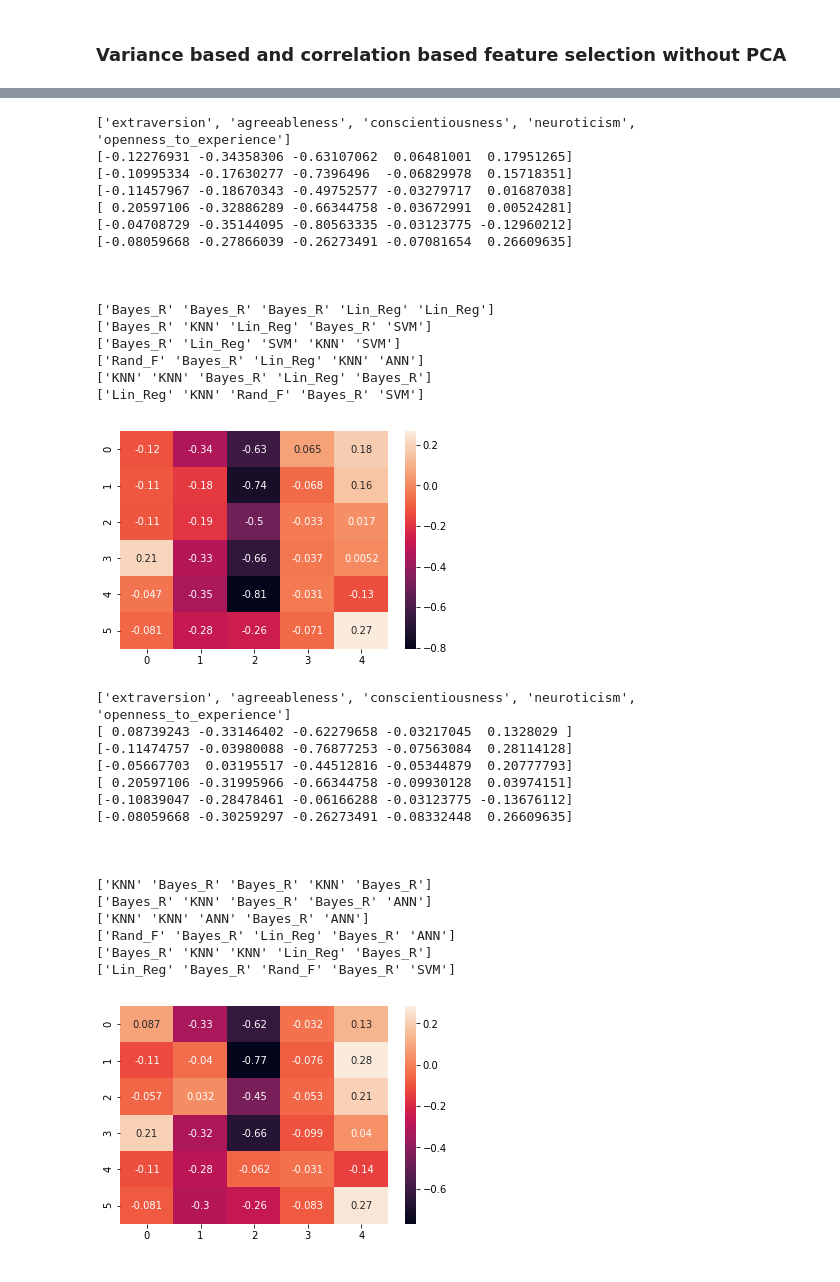
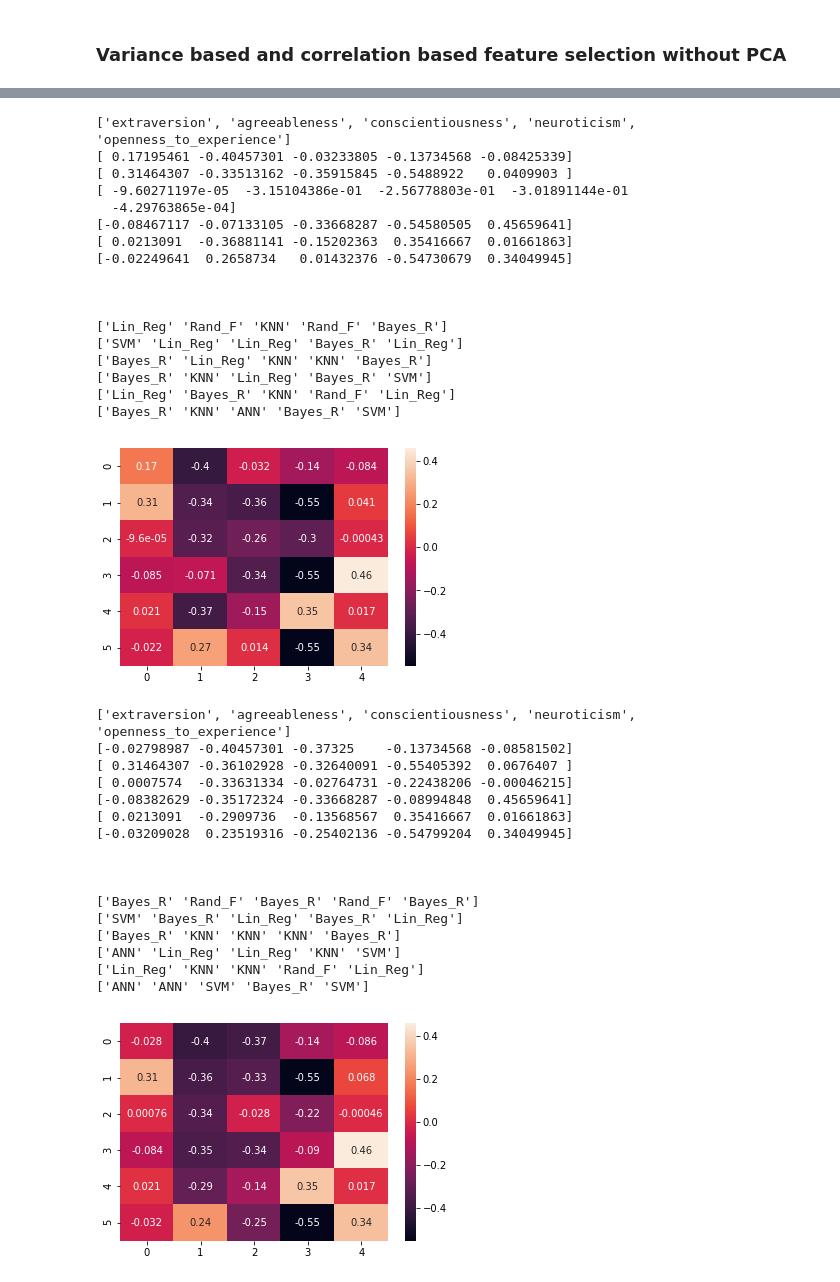
Before and after one commit to stallmo/mrp_5, a Jupyter notebook: notebooks/FeatureSelection.ipynb, the cells around one changed output, grey strips where cells are left out. Saved outputs shown, nothing was run; the diff lists cells and outputs as text; code cells hidden in the pictures.

```diff
--- a/notebooks/FeatureSelection.ipynb
+++ b/notebooks/FeatureSelection.ipynb
@@ -324,5 +325,5 @@ regression_per_task.main(path_to_pickle='../pickle_data/feature_dataframes/all_f
 # %%
-regression_per_task.main(path_to_pickle='../pickle_data/feature_dataframes/all_features_per_task.p',
+regression_per_task.main(path_to_pickle='../pickle_data/feature_dataframes/all_features_per_task_w_sensor.p',
                          test_size = 0.2,
                          print_extended=False,
                          pca=False,
@@ -330,44 +331,45 @@ regression_per_task.main(path_to_pickle='../pickle_data/feature_dataframes/all_f
                          correlation_features=4)
 # %% [output]
 ['extraversion', 'agreeableness', 'conscientiousness', 'neuroticism', 'openness_to_experience']
-[-0.12276931 -0.34358306 -0.63107062  0.06481001  0.17951265]
-[-0.10995334 -0.17630277 -0.7396496  -0.06829978  0.15718351]
-[-0.11457967 -0.18670343 -0.49752577 -0.03279717  0.01687038]
-[ 0.20597106 -0.32886289 -0.66344758 -0.03672991  0.00524281]
-[-0.04708729 -0.35144095 -0.80563335 -0.03123775 -0.12960212]
-[-0.08059668 -0.27866039 -0.26273491 -0.07081654  0.26609635]
+[ 0.17195461 -0.40457301 -0.03233805 -0.13734568 -0.08425339]
+[ 0.31464307 -0.33513162 -0.35915845 -0.5488922   0.0409903 ]
+[ -9.60271197e-05  -3.15104386e-01  -2.56778803e-01  -3.01891144e-01
+  -4.29763865e-04]
+[-0.08467117 -0.07133105 -0.33668287 -0.54580505  0.45659641]
+[ 0.0213091  -0.36881141 -0.15202363  0.35416667  0.01661863]
+[-0.02249641  0.2658734   0.01432376 -0.54730679  0.34049945]
 
 
 
-['Bayes_R' 'Bayes_R' 'Bayes_R' 'Lin_Reg' 'Lin_Reg']
+['Lin_Reg' 'Rand_F' 'KNN' 'Rand_F' 'Bayes_R']
+['SVM' 'Lin_Reg' 'Lin_Reg' 'Bayes_R' 'Lin_Reg']
+['Bayes_R' 'Lin_Reg' 'KNN' 'KNN' 'Bayes_R']
 ['Bayes_R' 'KNN' 'Lin_Reg' 'Bayes_R' 'SVM']
-['Bayes_R' 'Lin_Reg' 'SVM' 'KNN' 'SVM']
-['Rand_F' 'Bayes_R' 'Lin_Reg' 'KNN' 'ANN']
-['KNN' 'KNN' 'Bayes_R' 'Lin_Reg' 'Bayes_R']
-['Lin_Reg' 'KNN' 'Rand_F' 'Bayes_R' 'SVM']
+['Lin_Reg' 'Bayes_R' 'KNN' 'Rand_F' 'Lin_Reg']
+['Bayes_R' 'KNN' 'ANN' 'Bayes_R' 'SVM']
-[figure, old version]
+[figure, new version]
 # %%
-regression_per_task.main(path_to_pickle='../pickle_data/feature_dataframes/all_features_per_task.p',
+regression_per_task.main(path_to_pickle='../pickle_data/feature_dataframes/all_features_per_task_w_sensor.p',
                          test_size = 0.2,
                          print_extended=False,
                          pca=False,
                          variance_features = 12,
                          correlation_features=12)
 # %% [output]
 ['extraversion', 'agreeableness', 'conscientiousness', 'neuroticism', 'openness_to_experience']
-[ 0.08739243 -0.33146402 -0.62279658 -0.03217045  0.1328029 ]
-[-0.11474757 -0.03980088 -0.76877253 -0.07563084  0.28114128]
-[-0.05667703  0.03195517 -0.44512816 -0.05344879  0.20777793]
-[ 0.20597106 -0.31995966 -0.66344758 -0.09930128  0.03974151]
-[-0.10839047 -0.28478461 -0.06166288 -0.03123775 -0.13676112]
-[-0.08059668 -0.30259297 -0.26273491 -0.08332448  0.26609635]
+[-0.02798987 -0.40457301 -0.37325    -0.13734568 -0.08581502]
+[ 0.31464307 -0.36102928 -0.32640091 -0.55405392  0.0676407 ]
+[ 0.0007574  -0.33631334 -0.02764731 -0.22438206 -0.00046215]
+[-0.08382629 -0.35172324 -0.33668287 -0.08994848  0.45659641]
+[ 0.0213091  -0.2909736  -0.13568567  0.35416667  0.01661863]
+[-0.03209028  0.23519316 -0.25402136 -0.54799204  0.34049945]
 
 
 
-['KNN' 'Bayes_R' 'Bayes_R' 'KNN' 'Bayes_R']
-['Bayes_R' 'KNN' 'Bayes_R' 'Bayes_R' 'ANN']
-['KNN' 'KNN' 'ANN' 'Bayes_R' 'ANN']
-['Rand_F' 'Bayes_R' 'Lin_Reg' 'Bayes_R' 'ANN']
-['Bayes_R' 'KNN' 'KNN' 'Lin_Reg' 'Bayes_R']
-['Lin_Reg' 'Bayes_R' 'Rand_F' 'Bayes_R' 'SVM']
+['Bayes_R' 'Rand_F' 'Bayes_R' 'Rand_F' 'Bayes_R']
+['SVM' 'Bayes_R' 'Lin_Reg' 'Bayes_R' 'Lin_Reg']
+['Bayes_R' 'KNN' 'KNN' 'KNN' 'Bayes_R']
+['ANN' 'Lin_Reg' 'Lin_Reg' 'KNN' 'SVM']
+['Lin_Reg' 'KNN' 'KNN' 'Rand_F' 'Lin_Reg']
+['ANN' 'ANN' 'SVM' 'Bayes_R' 'SVM']
-[figure, old version]
+[figure, new version]
```
Also changed, not shown: parts of 12 cells of this notebook, 2 other files.
